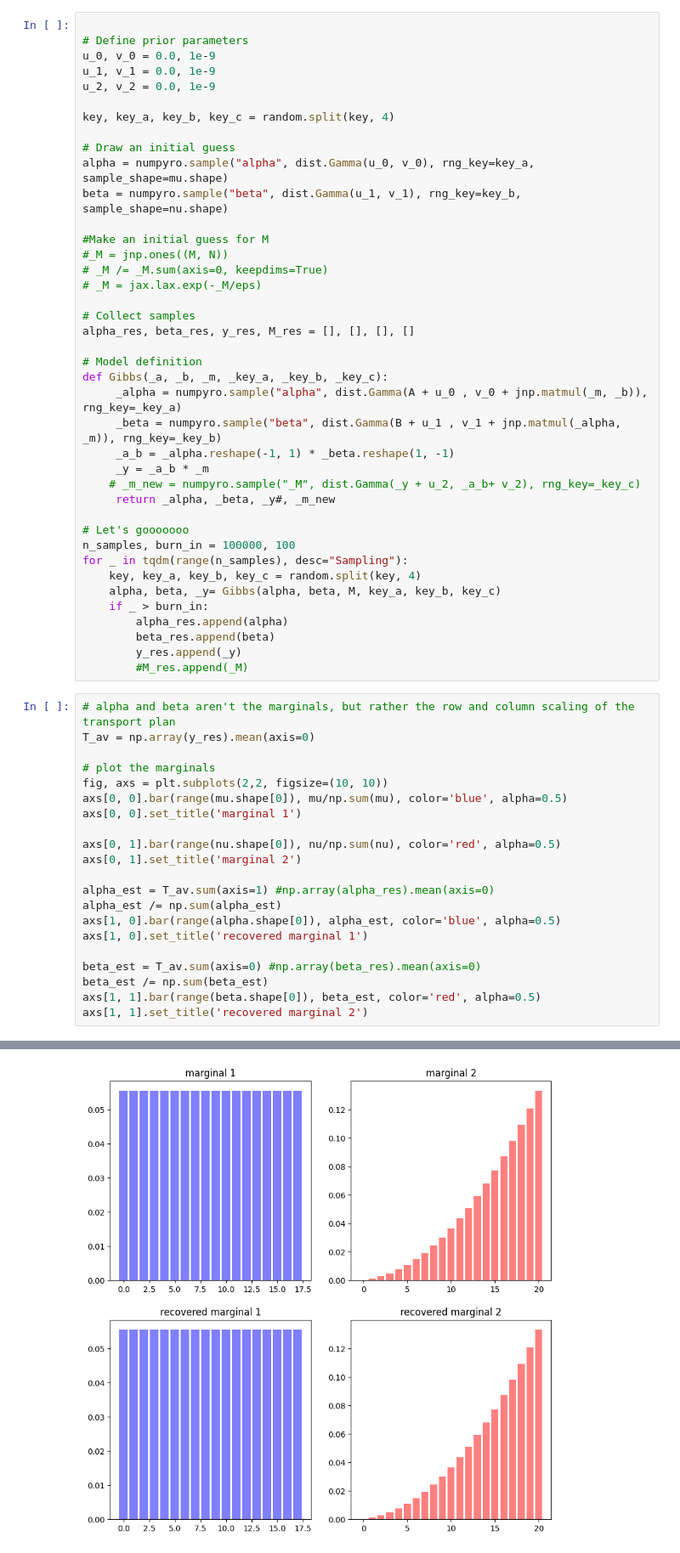
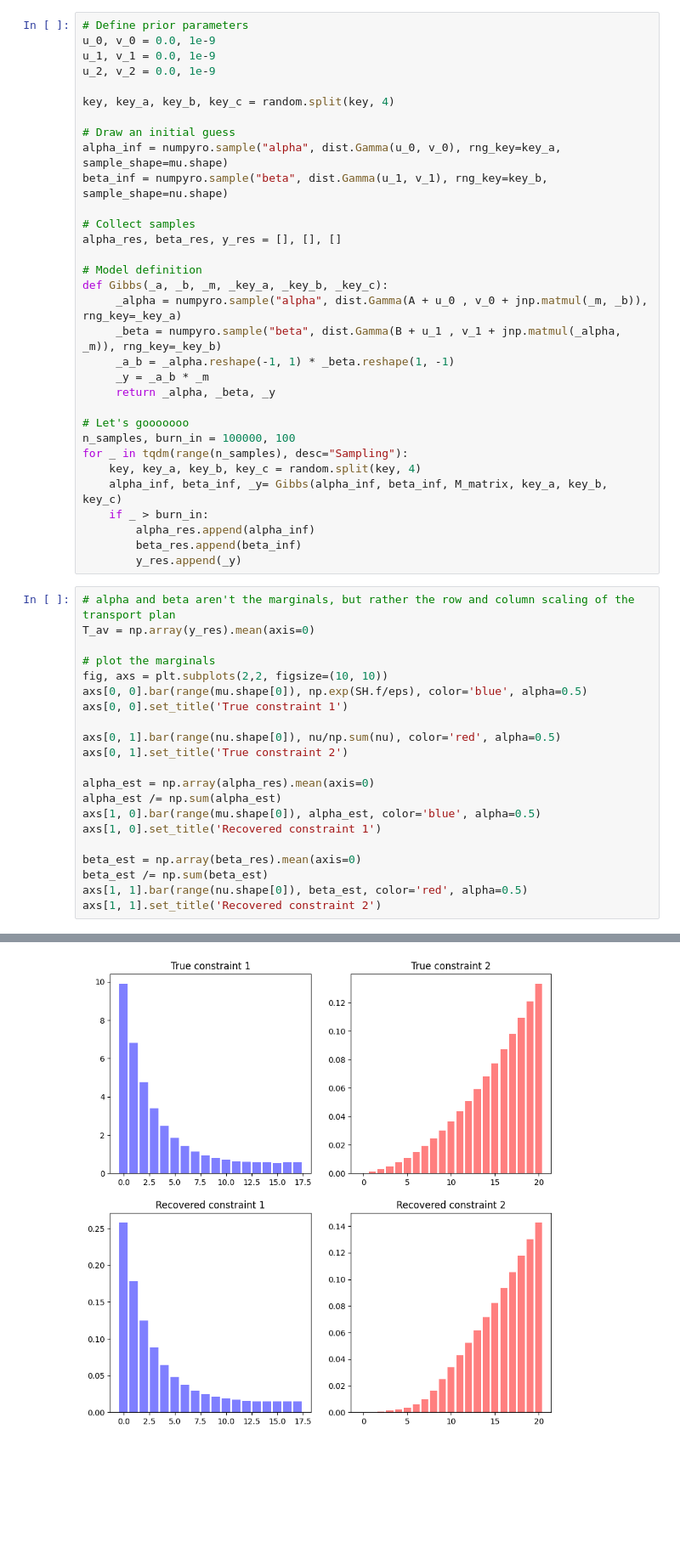
Before and after one commit to ThGaskin/inverse-optimal-transport, a Jupyter notebook: Gibbs.ipynb, the cells around one changed output, grey strips where cells are left out. Shown: that part at 85% size. Drawn from its saved outputs; the diff is of its cells as text; blank space fills up the shorter version.

```diff
--- a/Gibbs.ipynb
+++ b/Gibbs.ipynb
@@ -50,5 +84,4 @@ M = jax.lax.exp(-C/eps)
 # %%
-
 # Define prior parameters
 u_0, v_0 = 0.0, 1e-9
 u_1, v_1 = 0.0, 1e-9
@@ -57,16 +90,11 @@ u_2, v_2 = 0.0, 1e-9
 key, key_a, key_b, key_c = random.split(key, 4)
 
 # Draw an initial guess
-alpha = numpyro.sample("alpha", dist.Gamma(u_0, v_0), rng_key=key_a, sample_shape=mu.shape)
-beta = numpyro.sample("beta", dist.Gamma(u_1, v_1), rng_key=key_b, sample_shape=nu.shape)
-
-#Make an initial guess for M
-#_M = jnp.ones((M, N))
-# _M /= _M.sum(axis=0, keepdims=True)
-# _M = jax.lax.exp(-_M/eps)
+alpha_inf = numpyro.sample("alpha", dist.Gamma(u_0, v_0), rng_key=key_a, sample_shape=mu.shape)
+beta_inf = numpyro.sample("beta", dist.Gamma(u_1, v_1), rng_key=key_b, sample_shape=nu.shape)
 
 # Collect samples
-alpha_res, beta_res, y_res, M_res = [], [], [], []
+alpha_res, beta_res, y_res = [], [], []
 
 # Model definition
 def Gibbs(_a, _b, _m, _key_a, _key_b, _key_c):
@@ -74,38 +102,36 @@ def Gibbs(_a, _b, _m, _key_a, _key_b, _key_c):
      _beta = numpyro.sample("beta", dist.Gamma(B + u_1 , v_1 + jnp.matmul(_alpha, _m)), rng_key=_key_b)
      _a_b = _alpha.reshape(-1, 1) * _beta.reshape(1, -1)
      _y = _a_b * _m
-    # _m_new = numpyro.sample("_M", dist.Gamma(_y + u_2, _a_b+ v_2), rng_key=_key_c)
-     return _alpha, _beta, _y#, _m_new
+     return _alpha, _beta, _y
 
 # Let's gooooooo
 n_samples, burn_in = 100000, 100
 for _ in tqdm(range(n_samples), desc="Sampling"):
     key, key_a, key_b, key_c = random.split(key, 4)
-    alpha, beta, _y= Gibbs(alpha, beta, M, key_a, key_b, key_c)
+    alpha_inf, beta_inf, _y= Gibbs(alpha_inf, beta_inf, M_matrix, key_a, key_b, key_c)
     if _ > burn_in:
-        alpha_res.append(alpha)
-        beta_res.append(beta)
+        alpha_res.append(alpha_inf)
+        beta_res.append(beta_inf)
         y_res.append(_y)
-        #M_res.append(_M)
 # %%
 # alpha and beta aren't the marginals, but rather the row and column scaling of the transport plan
 T_av = np.array(y_res).mean(axis=0)
 
 # plot the marginals
 fig, axs = plt.subplots(2,2, figsize=(10, 10))
-axs[0, 0].bar(range(mu.shape[0]), mu/np.sum(mu), color='blue', alpha=0.5)
-axs[0, 0].set_title('marginal 1')
+axs[0, 0].bar(range(mu.shape[0]), np.exp(SH.f/eps), color='blue', alpha=0.5)
+axs[0, 0].set_title('True constraint 1')
 
 axs[0, 1].bar(range(nu.shape[0]), nu/np.sum(nu), color='red', alpha=0.5)
-axs[0, 1].set_title('marginal 2')
+axs[0, 1].set_title('True constraint 2')
 
-alpha_est = T_av.sum(axis=1) #np.array(alpha_res).mean(axis=0)
+alpha_est = np.array(alpha_res).mean(axis=0)
 alpha_est /= np.sum(alpha_est)
-axs[1, 0].bar(range(alpha.shape[0]), alpha_est, color='blue', alpha=0.5)
-axs[1, 0].set_title('recovered marginal 1')
+axs[1, 0].bar(range(mu.shape[0]), alpha_est, color='blue', alpha=0.5)
+axs[1, 0].set_title('Recovered constraint 1')
 
-beta_est = T_av.sum(axis=0) #np.array(beta_res).mean(axis=0)
+beta_est = np.array(beta_res).mean(axis=0)
 beta_est /= np.sum(beta_est)
-axs[1, 1].bar(range(beta.shape[0]), beta_est, color='red', alpha=0.5)
-axs[1, 1].set_title('recovered marginal 2')
+axs[1, 1].bar(range(nu.shape[0]), beta_est, color='red', alpha=0.5)
+axs[1, 1].set_title('Recovered constraint 2')
 # %% [output]
@@ -113,4 +139,4 @@ Text(0.5, 1.0, 'recovered marginal 2')
-[figure, old version]
+[figure, new version]
 # %%
 ### this is resolved ok.
 fig, axs = plt.subplots(1, 2, figsize=(10, 8))
```
Also changed, not shown: parts of 12 cells of this notebook.
